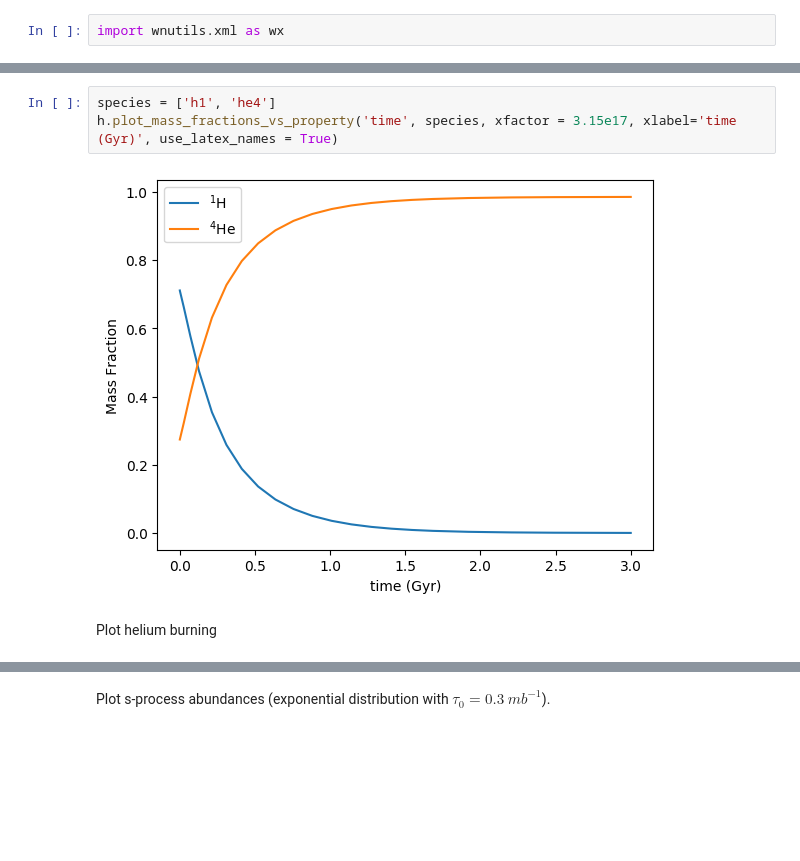
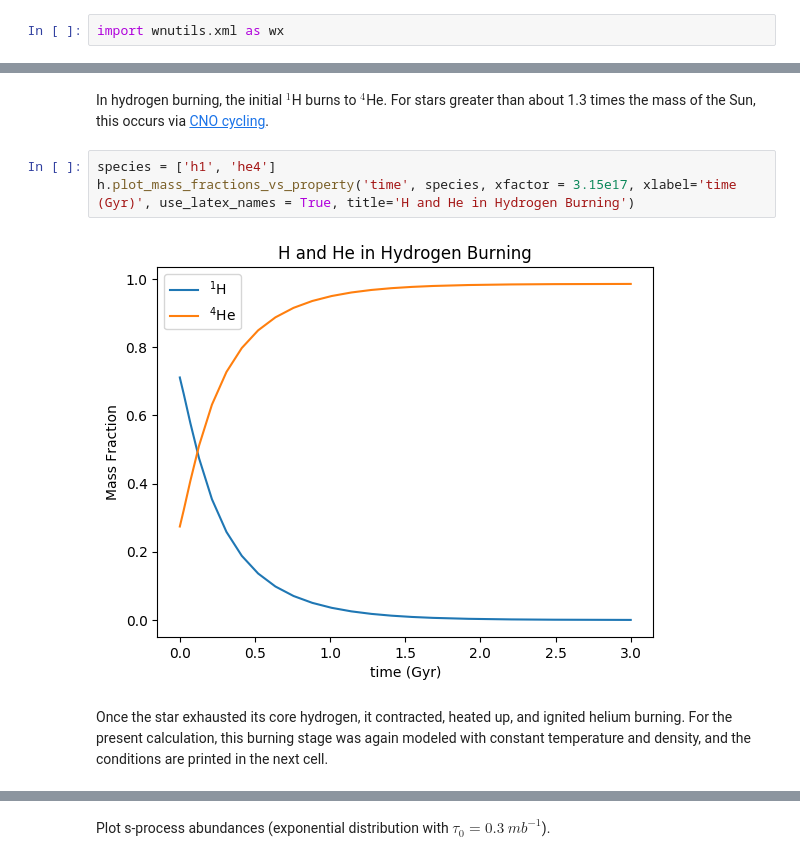
Before and after one commit to frizkat15/NRLEE-Nucleosynthesis, a Jupyter notebook: nrlee.ipynb, the cells around one changed output, grey strips where cells are left out. Cells and saved outputs as stored; diff of their text form; blank space fills up the shorter version.

```diff
--- a/nrlee.ipynb
+++ b/nrlee.ipynb
@@ -39,7 +51,9 @@ Plot hydrogen burning
+# %% [markdown]
+In hydrogen burning, the initial $^1$H burns to $^4$He.  For stars greater than about 1.3 times the mass of the Sun, this occurs via [CNO cycling](https://en.wikipedia.org/wiki/CNO_cycle).
 # %%
 species = ['h1', 'he4']
-h.plot_mass_fractions_vs_property('time', species, xfactor = 3.15e17, xlabel='time (Gyr)', use_latex_names = True)
+h.plot_mass_fractions_vs_property('time', species, xfactor = 3.15e17, xlabel='time (Gyr)', use_latex_names = True, title='H and He in Hydrogen Burning')
 # %% [output]
-[figure, old version]
+[figure, new version]
-# %% [markdown]
-Plot helium burning
+# %% [markdown]
+Once the star exhausted its core hydrogen, it contracted, heated up, and ignited helium burning.  For the present calculation, this burning stage was again modeled with constant temperature and density, and the conditions are printed in the next cell.
```
Also changed, not shown: parts of 20 cells of this notebook, 1 other file.
